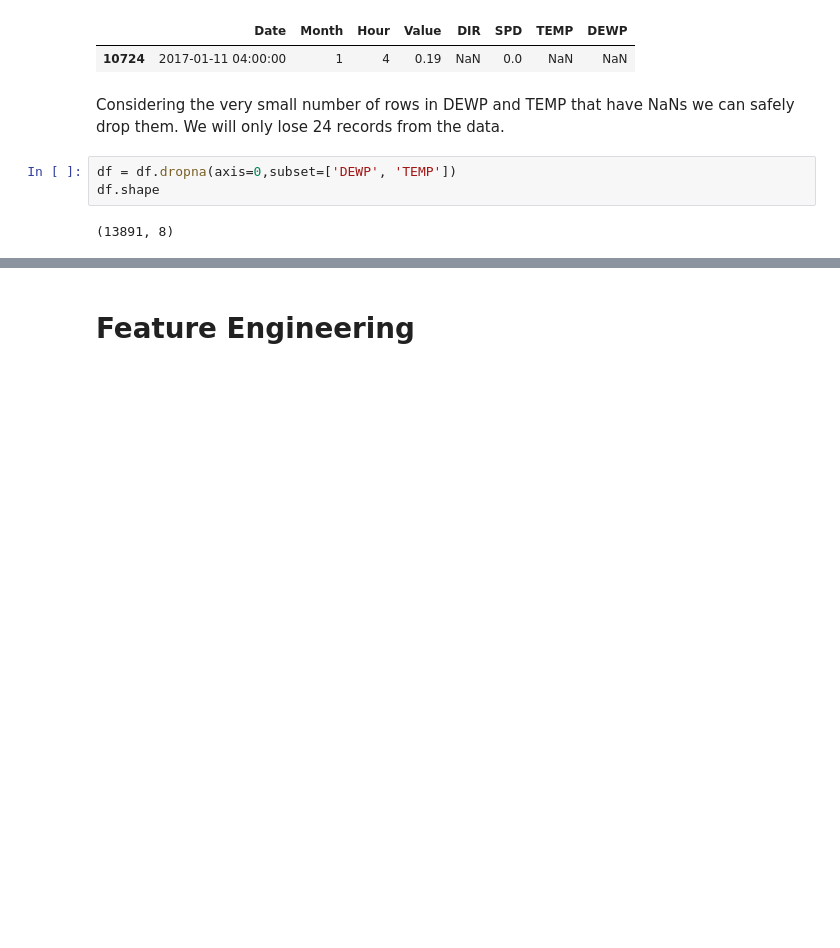
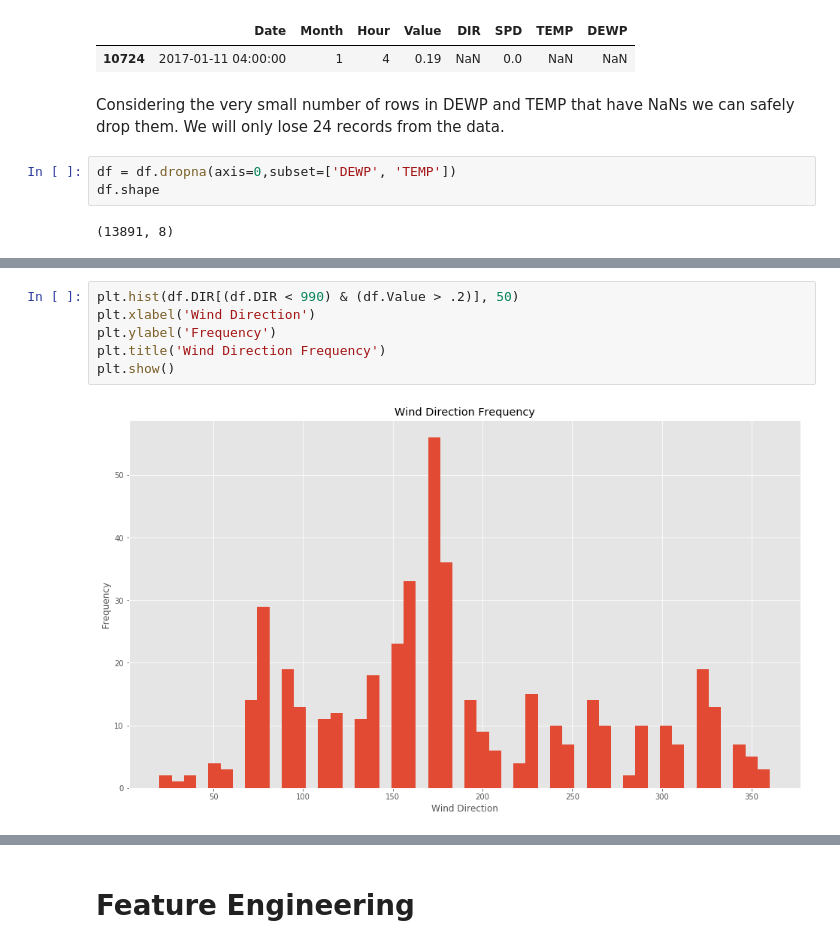
Before and after one commit to iq3k/Ulaanbaatar-PM2.5-Prediction, a Jupyter notebook: 2018-02-19-rr-data-clean.ipynb, the cells around one changed output, grey strips where cells are left out. Saved outputs shown, nothing was run; the diff lists cells and outputs as text; blank space fills up the shorter version.

```diff
--- a/2018-02-17-rr-data-cleaning.ipynb
+++ b/2018-02-19-rr-data-clean.ipynb
@@ -752,0 +831,8 @@ df.describe()
+# %%
+plt.hist(df.DIR[(df.DIR < 990) & (df.Value > .2)], 50)
+plt.xlabel('Wind Direction')
+plt.ylabel('Frequency')
+plt.title('Wind Direction Frequency')
+plt.show()
+# %% [output]
+[figure, added]
```
Also changed, not shown: parts of 61 cells of this notebook, 2 other files.
